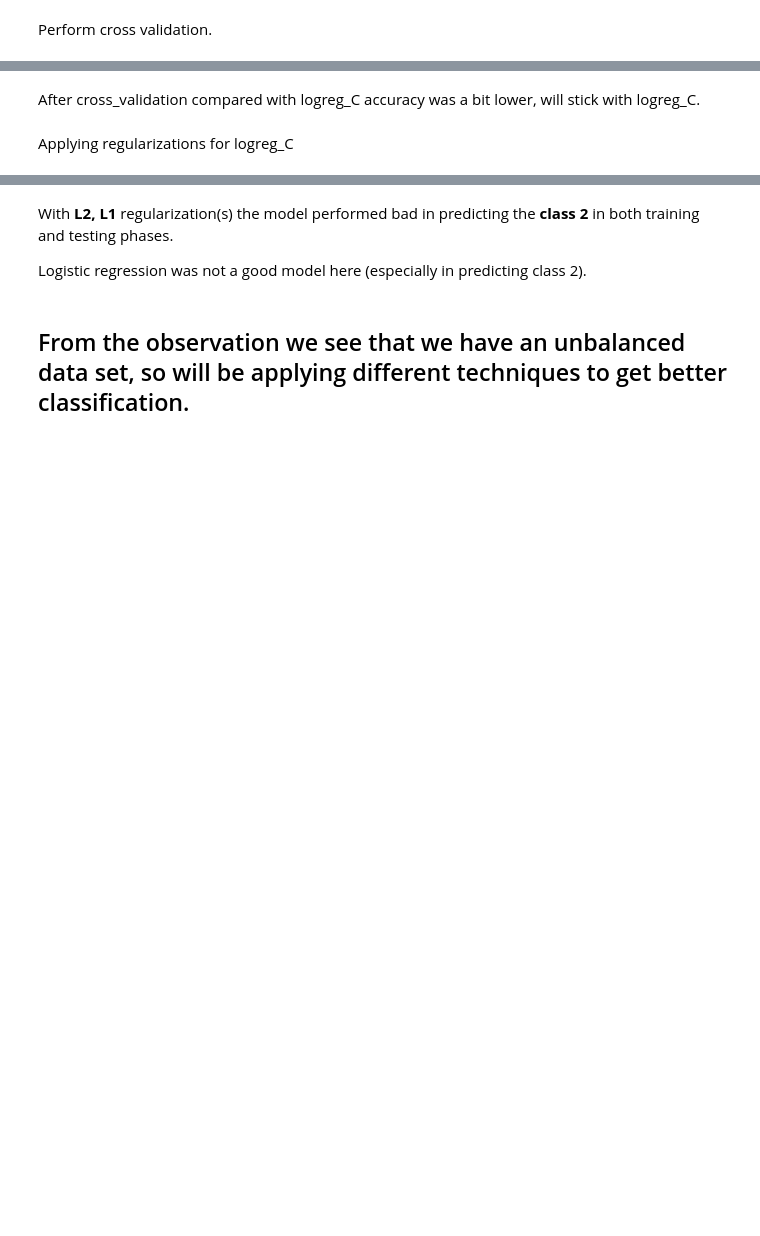
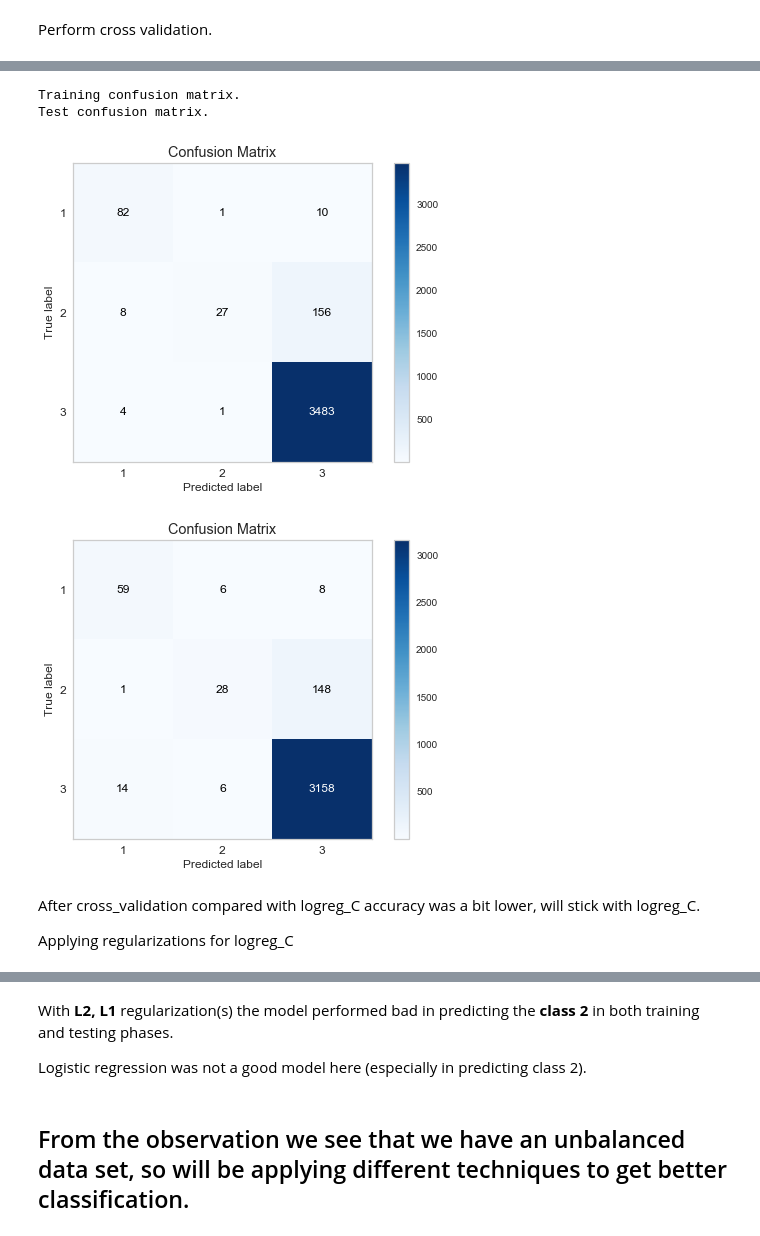
Before and after one commit to rahul7a/thyroid-classification, a Jupyter notebook: MachineLearning/ModelingAndMachineLearning.ipynb, the cells around one changed output, grey strips where cells are left out. Saved outputs shown, nothing was run; the diff lists cells and outputs as text; code cells hidden in the pictures; blank space fills up the shorter version.

```diff
--- a/MachineLearning/ModelingAndMachineLearning.ipynb
+++ b/MachineLearning/ModelingAndMachineLearning.ipynb
@@ -148,6 +174,14 @@ avg / total       0.95      0.95      0.94      3772
+# %%
+show_confusion_matrix(logregmodelCV, X_train, y_train, 'train')
+show_confusion_matrix(logregmodelCV, X_test, y_test, 'test')
+# %% [output]
+Training confusion matrix.
+Test confusion matrix.
+[figure, added]
+[figure, added]
 # %% [markdown]
 After cross_validation compared with logreg_C accuracy was a bit lower, will stick with logreg_C.
+
+Applying regularizations for logreg_C
-# %% [markdown]
-Applying regularizations for logreg_C
 # %%
 print('L2 (default) regularization.')
```
Also changed, not shown: parts of 24 cells of this notebook.
